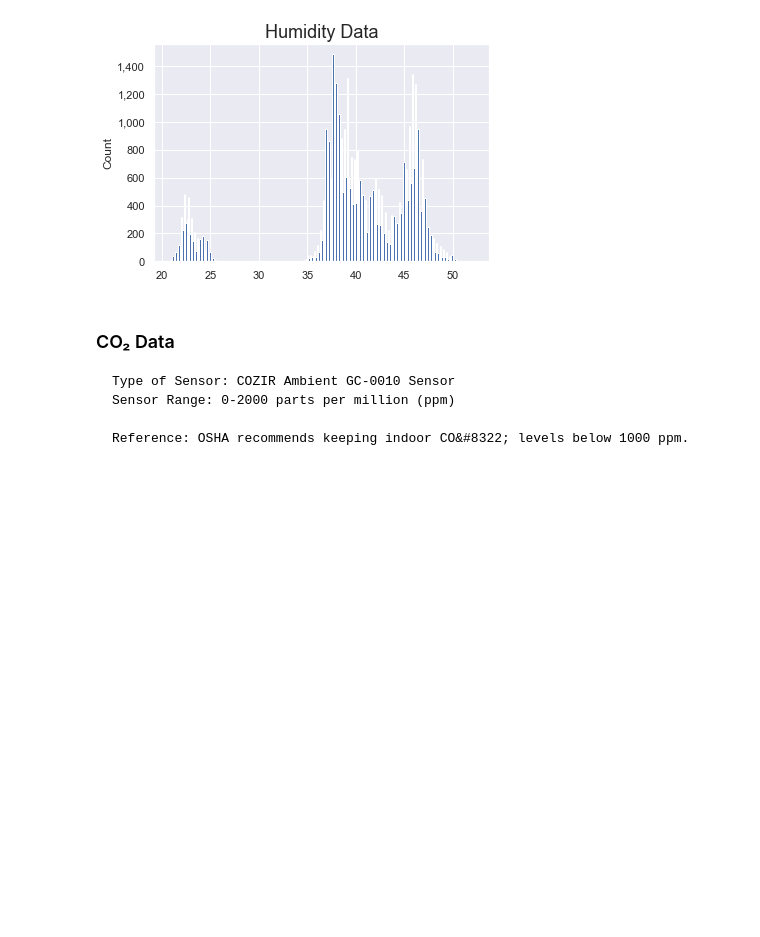
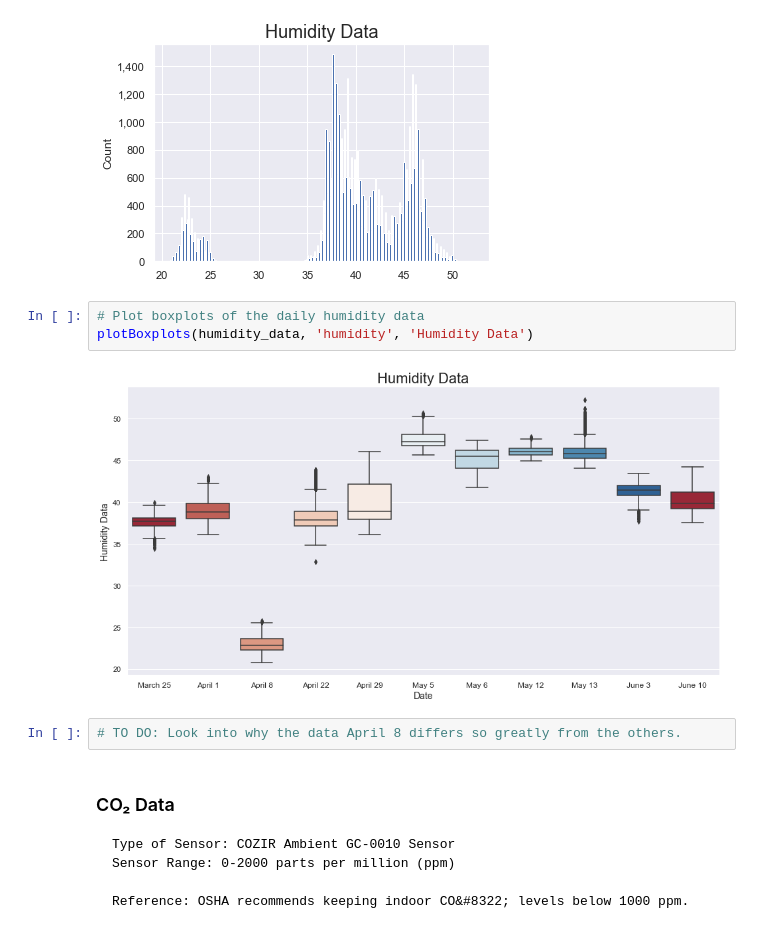
Before and after one commit to Kautumn06/classroom-occupancy, a Jupyter notebook: notebooks/DataWrangling.ipynb, the cells around one changed output. Saved outputs shown, nothing was run; the diff lists cells and outputs as text; blank space fills up the shorter version.

```diff
--- a/notebooks/DataWrangling.ipynb
+++ b/notebooks/DataWrangling.ipynb
@@ -213,6 +288,13 @@ humidity_data.describe()
 plotHistogram(humidity_data, 'humidity', 'Humidity Data')
 # %% [output]
 [figure]
+# %%
+# Plot boxplots of the daily humidity data
+plotBoxplots(humidity_data, 'humidity', 'Humidity Data')
+# %% [output]
+[figure, added]
+# %%
+# TO DO: Look into why the data April 8 differs so greatly from the others.
 # %% [markdown]
 ### CO&#8322; Data
 
```
Also changed, not shown: parts of 11 cells of this notebook.
